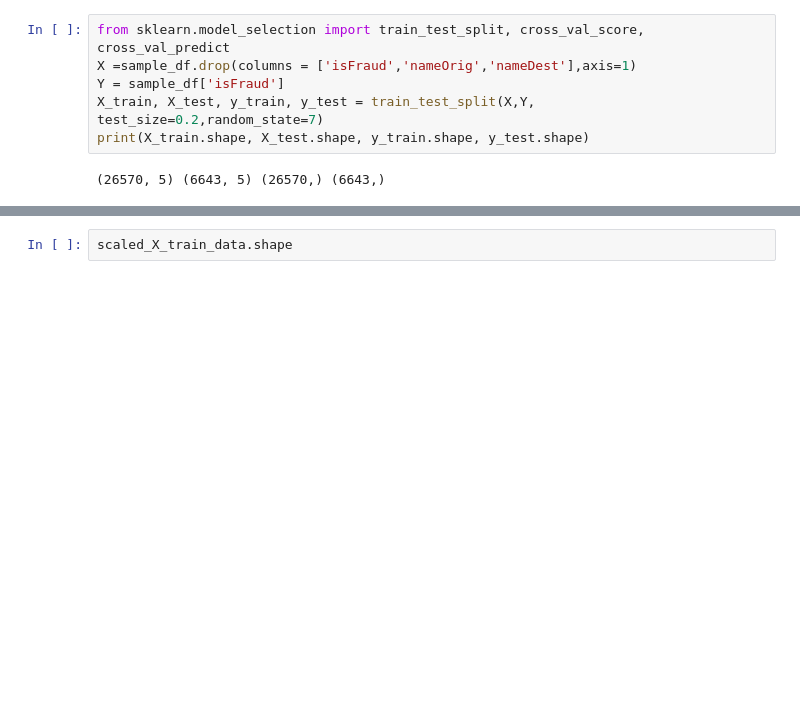
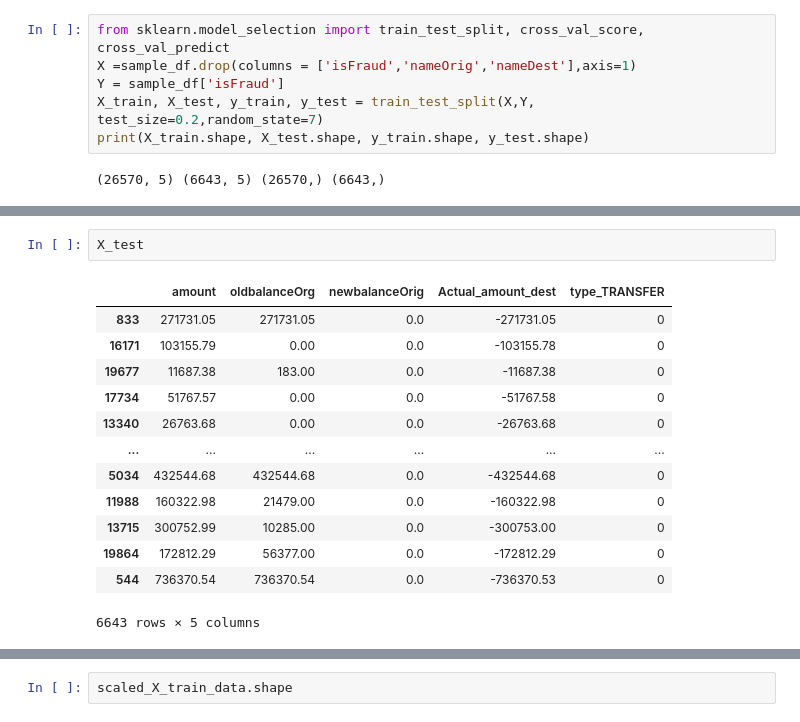
Before and after one commit to yatimaheshwari/Fraudulent_transaction_detection, a Jupyter notebook: Fraud_Transaction_Notebook.ipynb, the cells around one changed output, grey strips where cells are left out. Saved outputs shown, nothing was run; the diff lists cells and outputs as text; blank space fills up the shorter version.

```diff
--- a/Fraud_Transaction_Notebook.ipynb
+++ b/Fraud_Transaction_Notebook.ipynb
@@ -339,3 +339,19 @@ X_train.head()
+# %%
+X_test
+# %% [output]
+|  | amount | oldbalanceOrg | newbalanceOrig | Actual_amount_dest | type_TRANSFER |
+| 833 | 271731.05 | 271731.05 | 0.0 | -271731.05 | 0 |
+| 16171 | 103155.79 | 0.00 | 0.0 | -103155.78 | 0 |
+| 19677 | 11687.38 | 183.00 | 0.0 | -11687.38 | 0 |
+| 17734 | 51767.57 | 0.00 | 0.0 | -51767.58 | 0 |
+| 13340 | 26763.68 | 0.00 | 0.0 | -26763.68 | 0 |
+| ... | ... | ... | ... | ... | ... |
+| 5034 | 432544.68 | 432544.68 | 0.0 | -432544.68 | 0 |
+| 11988 | 160322.98 | 21479.00 | 0.0 | -160322.98 | 0 |
+| 13715 | 300752.99 | 10285.00 | 0.0 | -300753.00 | 0 |
+| 19864 | 172812.29 | 56377.00 | 0.0 | -172812.29 | 0 |
+| 544 | 736370.54 | 736370.54 | 0.0 | -736370.53 | 0 |
+6643 rows × 5 columns
 # %%
 from sklearn.preprocessing import StandardScaler
 scale = StandardScaler()
```
Also changed, not shown: parts of 27 cells of this notebook.
